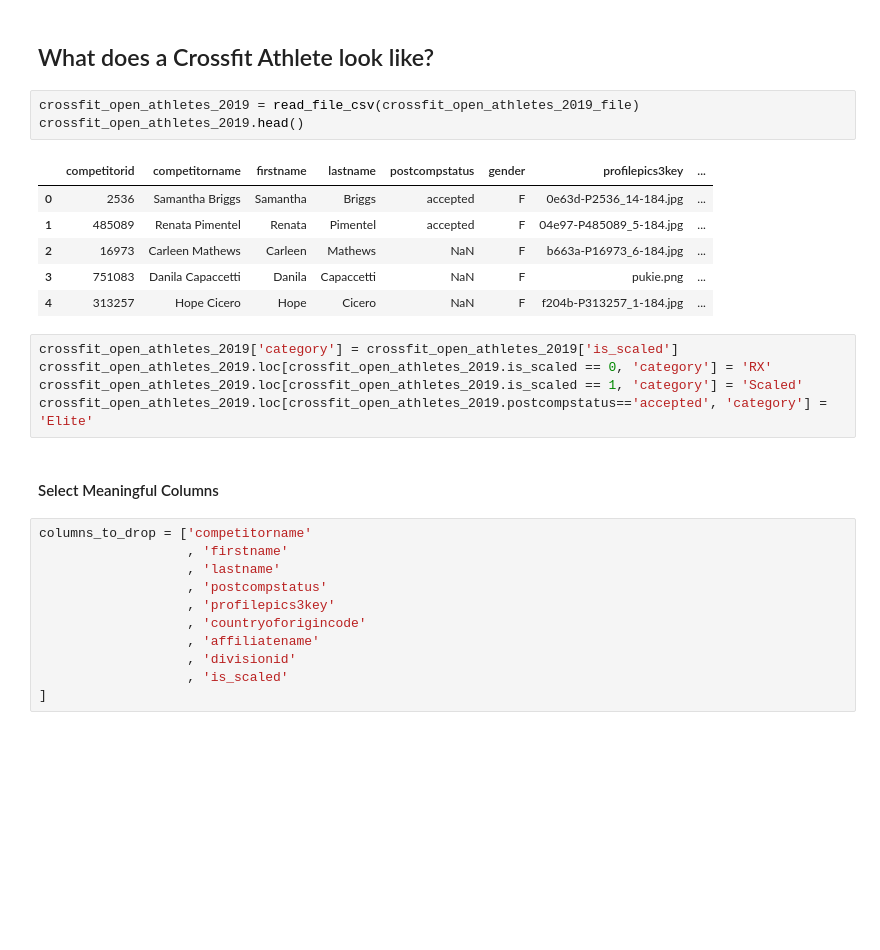
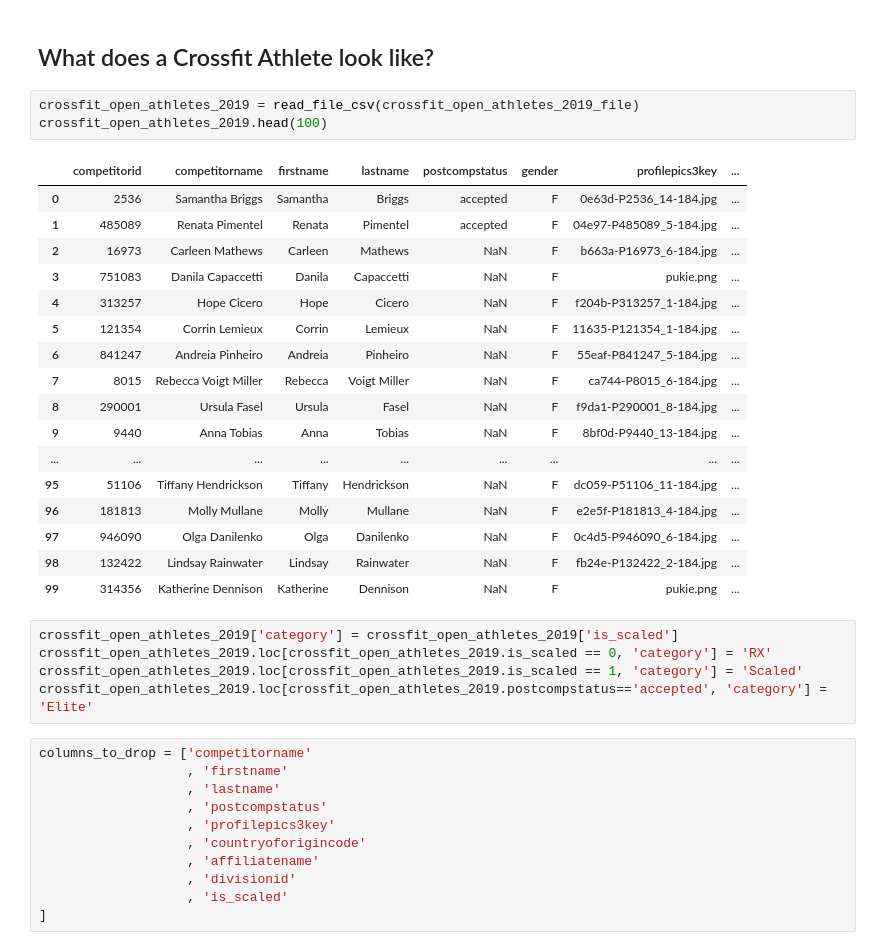
Before and after one commit to Pabsm94/DataScientist_Nanodegree_Udacity, a Jupyter notebook: [DS Nanodegree] - Project 1.ipynb, the cells around one changed output. Drawn from its saved outputs; the diff is of its cells as text; blank space fills up the shorter version.

```diff
--- a/[DS Nanodegree] - Project 1.ipynb
+++ b/[DS Nanodegree] - Project 1.ipynb
@@ -40,21 +40,30 @@ crossfit_open_athletes_2020_file = data_path + crossfit_data + "/2020_opens_athl
 ## What does a Crossfit Athlete look like?
 # %%
 crossfit_open_athletes_2019 = read_file_csv(crossfit_open_athletes_2019_file)
-crossfit_open_athletes_2019.head()
+crossfit_open_athletes_2019.head(100)
 # %% [output]
 |  | competitorid | competitorname | firstname | lastname | postcompstatus | gender | profilepics3key | ... |
 | 0 | 2536 | Samantha Briggs | Samantha | Briggs | accepted | F | 0e63d-P2536_14-184.jpg | ... |
 | 1 | 485089 | Renata Pimentel | Renata | Pimentel | accepted | F | 04e97-P485089_5-184.jpg | ... |
 | 2 | 16973 | Carleen Mathews | Carleen | Mathews | NaN | F | b663a-P16973_6-184.jpg | ... |
 | 3 | 751083 | Danila Capaccetti | Danila | Capaccetti | NaN | F | pukie.png | ... |
 | 4 | 313257 | Hope Cicero | Hope | Cicero | NaN | F | f204b-P313257_1-184.jpg | ... |
+| 5 | 121354 | Corrin Lemieux | Corrin | Lemieux | NaN | F | 11635-P121354_1-184.jpg | ... |
+| 6 | 841247 | Andreia Pinheiro | Andreia | Pinheiro | NaN | F | 55eaf-P841247_5-184.jpg | ... |
+| 7 | 8015 | Rebecca Voigt Miller | Rebecca | Voigt Miller | NaN | F | ca744-P8015_6-184.jpg | ... |
+| 8 | 290001 | Ursula Fasel | Ursula | Fasel | NaN | F | f9da1-P290001_8-184.jpg | ... |
+| 9 | 9440 | Anna Tobias | Anna | Tobias | NaN | F | 8bf0d-P9440_13-184.jpg | ... |
+| ... | ... | ... | ... | ... | ... | ... | ... | ... |
+| 95 | 51106 | Tiffany Hendrickson | Tiffany | Hendrickson | NaN | F | dc059-P51106_11-184.jpg | ... |
+| 96 | 181813 | Molly Mullane | Molly | Mullane | NaN | F | e2e5f-P181813_4-184.jpg | ... |
+| 97 | 946090 | Olga Danilenko | Olga | Danilenko | NaN | F | 0c4d5-P946090_6-184.jpg | ... |
+| 98 | 132422 | Lindsay Rainwater | Lindsay | Rainwater | NaN | F | fb24e-P132422_2-184.jpg | ... |
+| 99 | 314356 | Katherine Dennison | Katherine | Dennison | NaN | F | pukie.png | ... |
 # %%
 crossfit_open_athletes_2019['category'] = crossfit_open_athletes_2019['is_scaled']
 crossfit_open_athletes_2019.loc[crossfit_open_athletes_2019.is_scaled == 0, 'category'] = 'RX'
 crossfit_open_athletes_2019.loc[crossfit_open_athletes_2019.is_scaled == 1, 'category'] = 'Scaled'
 crossfit_open_athletes_2019.loc[crossfit_open_athletes_2019.postcompstatus=='accepted', 'category'] = 'Elite'
-# %% [markdown]
-#### Select Meaningful Columns
 # %%
 columns_to_drop = ['competitorname'
                    , 'firstname'
```
Also changed, not shown: parts of 8 cells of this notebook.
